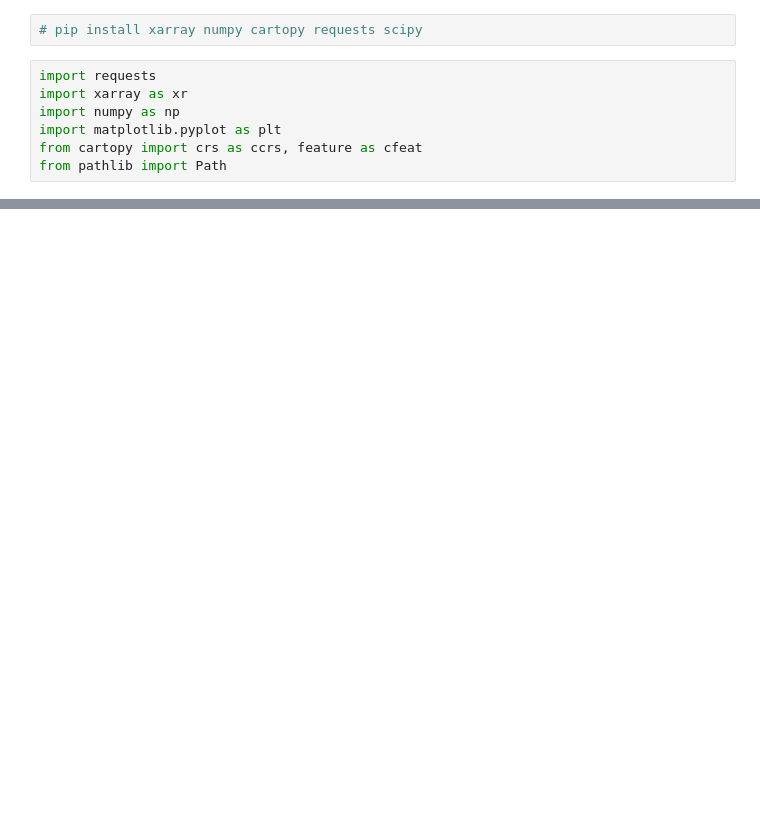
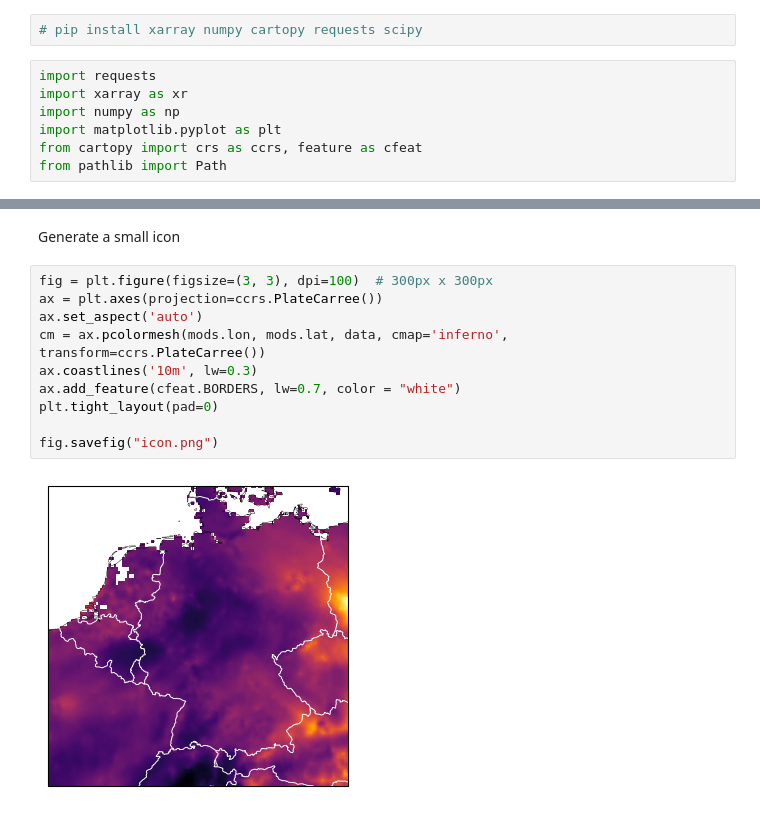
Before and after one commit to AD4GD/pilot-3-air-quality, a Jupyter notebook: demos/download_air_quality_data.ipynb, the cells around one changed output, grey strips where cells are left out. Cells and saved outputs as stored; diff of their text form; blank space fills up the shorter version.

```diff
--- a/demos/download_air_quality_data.ipynb
+++ b/demos/download_air_quality_data.ipynb
@@ -64,0 +70,14 @@ plt.show()
+# %% [markdown]
+Generate a small icon
+# %%
+fig = plt.figure(figsize=(3, 3), dpi=100)  # 300px x 300px
+ax = plt.axes(projection=ccrs.PlateCarree())
+ax.set_aspect('auto')
+cm = ax.pcolormesh(mods.lon, mods.lat, data, cmap='inferno', transform=ccrs.PlateCarree())
+ax.coastlines('10m', lw=0.3)
+ax.add_feature(cfeat.BORDERS, lw=0.7, color = "white")
+plt.tight_layout(pad=0)
+
+fig.savefig("icon.png")
+# %% [output]
+[figure, added]
```
Also changed, not shown: parts of 6 cells of this notebook, 1 other file.
